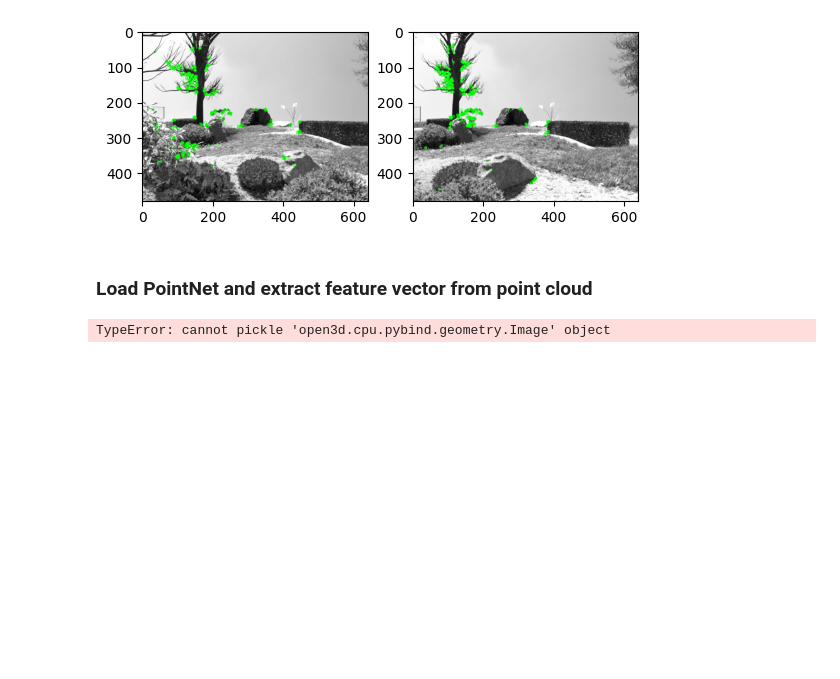
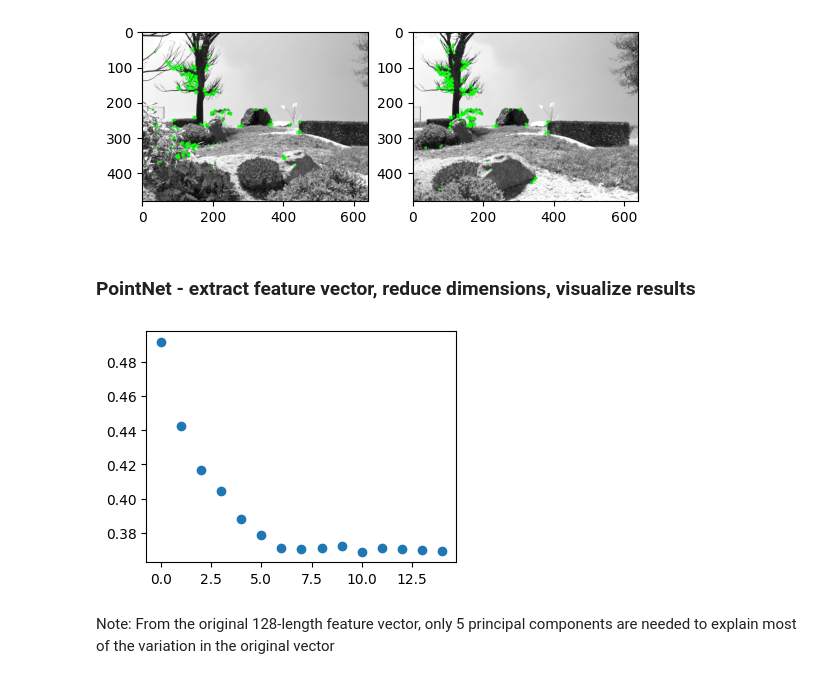
Before and after one commit to shaikh58/PointCloudPosePrediction, a Jupyter notebook: notebooks/starter.ipynb, the cells around one changed output. Cells and saved outputs as stored; diff of their text form; code cells hidden in the pictures; blank space fills up the shorter version.

```diff
--- a/notebooks/starter.ipynb
+++ b/notebooks/starter.ipynb
@@ -66,15 +112,12 @@ plt.show()
 # %% [output]
 [figure]
 # %% [markdown]
-### Load PointNet and extract feature vector from point cloud
+### PointNet - extract feature vector, reduce dimensions, visualize results
 # %%
 # nx1024 feature vector from classification branch
 # x, tnet_feat_input, tnet_feat_64d = pnet.PointNetfeat(global_feat = True)(batch["pcd1"].permute(0,2,1))
 
-batch = next(iter(edenLoader))
-
 # nx128 feature vector from combined global and local features from segmentation branch
 # feature_transform=True indicates that 64x64 T-net transform should be used
-_,_,_,feat_vec128 = pnet.PointNetDenseCls(feature_transform=True)(batch["pcd1"].permute(0,2,1))
+_,_,_,batch_feat_vec128 = pnet.PointNetDenseCls(feature_transform=True)(batch.permute(0,2,1))
+batch_feat_vec128 = batch_feat_vec128.permute(0,2,1)
-# %% [output]
-TypeError: cannot pickle 'open3d.cpu.pybind.geometry.Image' object
@@ -83,0 +124,22 @@ torch.pca_lowrank()
+# %%
+# PCA on PointNet feature vector to reduce dimension
+
+# first check rank of feature vectors to ensure they are low rank
+feat_vec_ranks = torch.linalg.matrix_rank(batch_feat_vec128)
+
+# compute PCA, reconstruct data and compute explained variance ratio to select optimal number of PC
+list_mse = []
+for i in range(15):
+    U,S,V = torch.pca_lowrank(batch_feat_vec128)
+    # project the data back onto the original dimensions using V'
+    reconstructed = torch.matmul(torch.matmul(batch_feat_vec128, V[:,:,:i]), V[:,:,:i].permute(0,2,1))
+    mse = F.mse_loss(batch_feat_vec128, reconstructed)
+    list_mse.append(mse)
+
+plt.figure(figsize=(4,3))
+plt.scatter(range(15),list_mse)
+plt.show()
+# %% [output]
+[figure, added]
+# %% [markdown]
+Note: From the original 128-length feature vector, only 5 principal components are needed to explain most of the variation in the original vector
```
Also changed, not shown: parts of 9 cells of this notebook, 5 other files.
